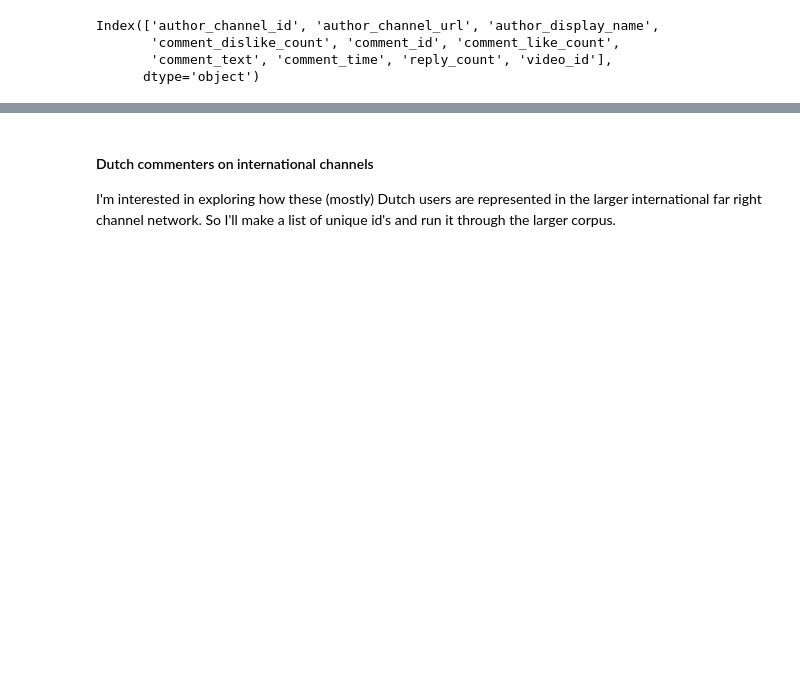
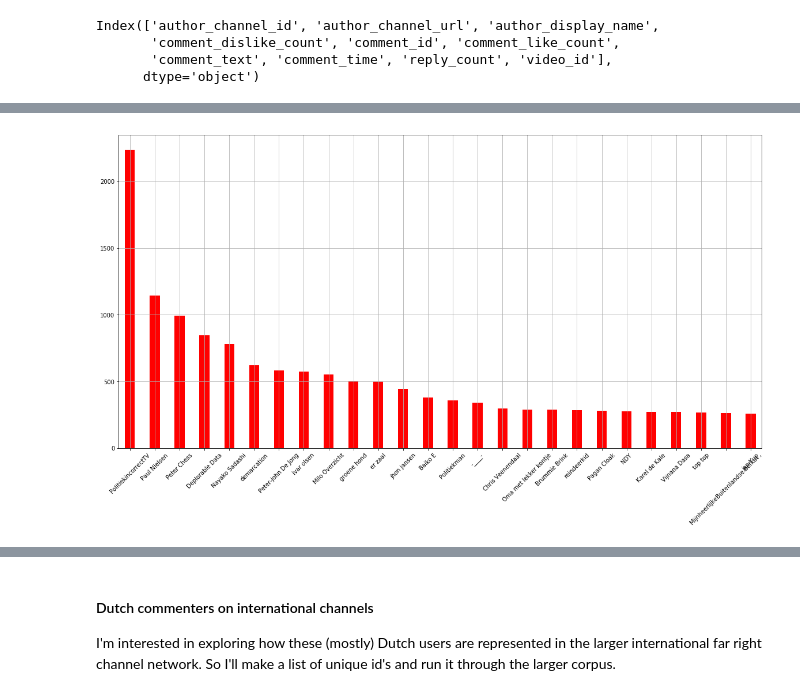
Before and after one commit to CorrespondentData/YouTubeExtremism, a Jupyter notebook: DataCollection/NL_analysis.ipynb, the cells around one changed output, grey strips where cells are left out. Cells and saved outputs as stored; diff of their text form; code cells hidden in the pictures; blank space fills up the shorter version.

Commit message:
added more graphs

```diff
--- a/DataCollection/NL_analysis.ipynb
+++ b/DataCollection/NL_analysis.ipynb
@@ -186,5 +205,4 @@ That said though, there are some takeaways and questions:
 # %%
-#get some basics
+# Create a year column.
 
-videos['video_published'] = pd.to_datetime(videos['video_published'])
 videos['video_upload_year'] = pd.DatetimeIndex(videos['video_published']).year
@@ -560 +565,5 @@ comments = pd.concat(list_, sort=True)
+# %%
+# Load comment data
+
+comments = pd.read_csv(path + 'all_nl_comments.csv')
 # %%
@@ -611,0 +602,2 @@ Name: author_display_name, Length: 52335, dtype: int64
+# %%
+nl_comment_sphere = pd.merge(comments, videos, on='video_id', how='left')
@@ -611,0 +639,25 @@ Name: author_display_name, Length: 52335, dtype: int64
+# %%
+# What channels do you want to remove from the comment file?
+
+to_remove = ['Voice of Europe', 'Matthew & Doris', 'Al Stankard aka HAarlem VEnison']
+
+nl_comment_sphere = nl_comment_sphere[~nl_comment_sphere.video_channel_title.isin(to_remove)]
+# %%
+# Okay, we're set. Let's look at the prolific commenters first.
+# Who is commenting a lot in this network in general?
+
+topcommenters = nl_comment_sphere.author_display_name.value_counts()
+topcommenters = topcommenters[0:26]
+
+fig = plt.figure(figsize=(20,10)) # Create matplotlib figure
+
+width = 0.4
+
+topcommenters.plot(kind='bar', color='red', width=width, grid=True)
+ax.set_ylabel('number of comments')
+ax.set_xlabel('name')
+plt.xticks(rotation=45)
+
+plt.show()
+# %% [output]
+[figure, added]
```
Also changed, not shown: parts of 135 cells of this notebook.
